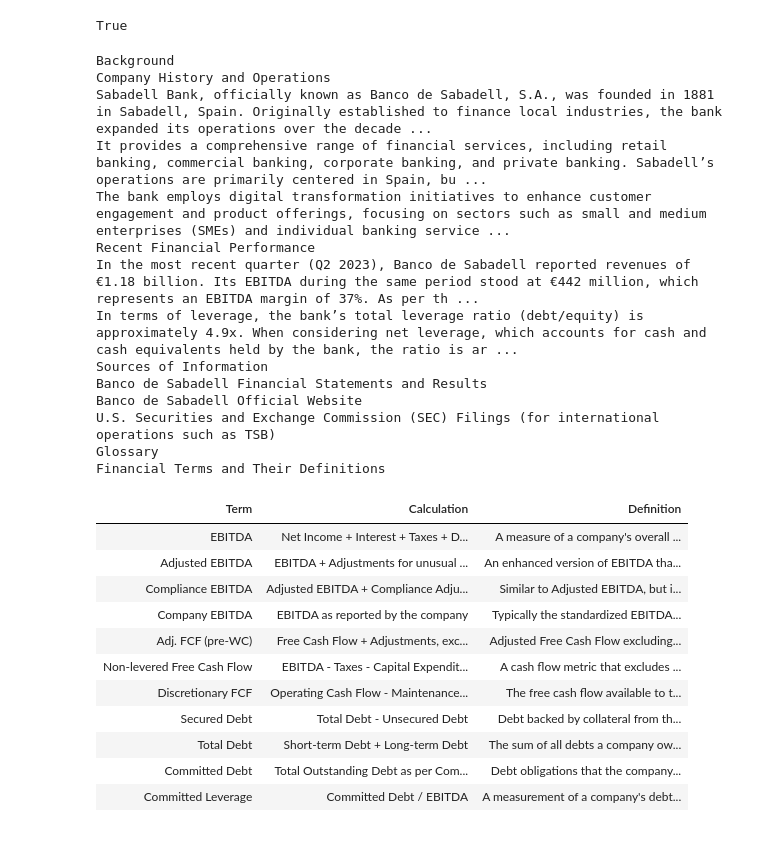
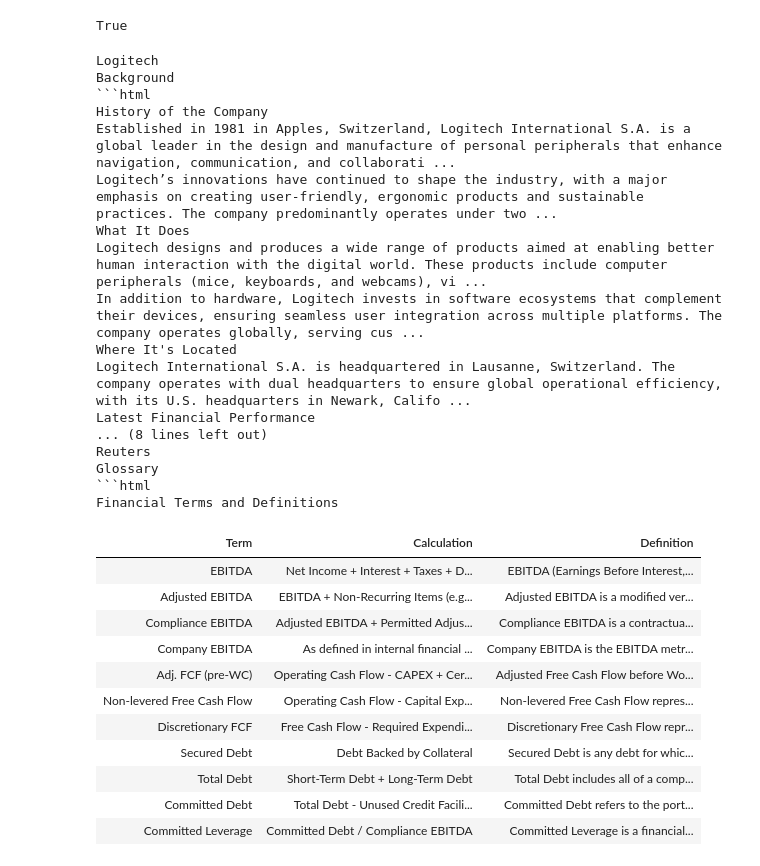
Before and after one commit to luislascano01/Stratvithor, a Jupyter notebook: CreditAnalysisPrompt_POC.ipynb, the cells around one changed output. Cells and saved outputs as stored; diff of their text form; code cells hidden in the pictures.

````diff
--- a/CreditAnalysisPrompt_POC.ipynb
+++ b/CreditAnalysisPrompt_POC.ipynb
@@ -3,7 +3,11 @@
 # %% [markdown]
 ## OpenAPI keys
 # %%
-test_key = "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"
+import math
+
+from pandas.plotting._matplotlib import hist
+
+test_key = "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"
 # %% [markdown]
 ## Prompts
 # %%
@@ -91,7 +95,7 @@ from openai import OpenAI
 
 client = OpenAI(api_key=test_key)
 
-company_name = "Apple, Inc"
+company_name = "Norfolk Southern"
 
 messages = [
     {"role": "developer", "content": "You are a professional financial analyst."},
@@ -286,9 +285,10 @@ print(len(curr_ordered_prompts)==len(curr_ordered_prompts_presentation))
 True
 # %%
 base_message = [
-    {"role": "developer", "content": "You are a professional financial analyst."},
-    {"role": "developer", "content": "Provide all responses in HTML format"},
-    {"role": "developer",
+    {"role": "user", "content": "You are a professional financial analyst."},
+    {"role": "user", "content": "Provide all responses in HTML format as sections."},
+    {"role": "user", "content": "The pargraph style prompts should form each an essay of 500+ words. Make sure to cite sources from the web. In-text citation is great; and please include the source at the end again. Make sure to split the response into paragraphs."},
+    {"role": "user",
      "content": "For the company that will be specified below, I need you to create a professional, in-depth report suitable for presentation to the Credit Department of a leading international bank. The report must answer the specific questions I will provide, with each answer using the exact title provided before the semicolon as the header of the answer. The title must be used verbatim as the header. Guidelines for the report: Do not begin the report until I specify the company and ask a question. Use only reliable sources such as the company’s SEC filings, annual reports, and official website. Wikipedia must be avoided entirely. Clearly state the sources of information for every response. For any data comparisons, specify the relevant periods to ensure accuracy. Avoid any introductory or explanatory sentences about the question. Go directly to the response under the provided title. Please include links to valid information sources. Please provide all your sources in HTML code towards the end of the message"},
 
 ]
@@ -299,7 +299,7 @@ from openai import OpenAI
 
 def loop_over_prompts(base_message: list, ordered_prompts: list, prompt_titles: list, company_name: str,
                       max_prompts=-1) -> list:
-    full_html_output = ""
+    full_html_output = "<h1>" + company_name + "</h1>"
     client = OpenAI(api_key=test_key)
     message_responses = base_message.copy()
     message_responses.append({
@@ -312,57 +312,63 @@ def loop_over_prompts(base_message: list, ordered_prompts: list, prompt_titles:
             break
         curr_prompt = prompts[prompt_name]
 
+
         full_html_output += f'<h1>{prompt_title}</h1>\n'
 
         message_responses.append({
             "role": "user",
             "content": curr_prompt
         })
 
         completion_response = client.chat.completions.create(
-            model="gpt-4o",
+            model="chatgpt-4o-latest",
             messages=message_responses
         )
 
         prompt_counter += 1
         raw_output = completion_response.choices[0].message.content.__str__()
-        completion_output = raw_output[8:-4]
+        completion_output = raw_output[0:-4]
         full_html_output += completion_output
+        full_html_output +=  "\n<hr>\n"
 
         message_responses.append({
             "role": "assistant",
             "content": raw_output
         })
 
     return full_html_output
 
 
-display(HTML(loop_over_prompts(base_message, curr_ordered_prompts, curr_ordered_prompts_presentation, "Sabadell Bank",
-                               max_prompts=5)))
+html_output = loop_over_prompts(base_message, curr_ordered_prompts, curr_ordered_prompts_presentation, "Logitech",
+                               max_prompts=2)
+display(HTML(html_output))
 # %% [output]
+Logitech
 Background
-Company History and Operations
-Sabadell Bank, officially known as Banco de Sabadell, S.A., was founded in 1881 in Sabadell, Spain. Originally established to finance local industries, the bank expanded its operations over the decade ...
-It provides a comprehensive range of financial services, including retail banking, commercial banking, corporate banking, and private banking. Sabadell’s operations are primarily centered in Spain, bu ...
-The bank employs digital transformation initiatives to enhance customer engagement and product offerings, focusing on sectors such as small and medium enterprises (SMEs) and individual banking service ...
-Recent Financial Performance
-In the most recent quarter (Q2 2023), Banco de Sabadell reported revenues of €1.18 billion. Its EBITDA during the same period stood at €442 million, which represents an EBITDA margin of 37%. As per th ...
-In terms of leverage, the bank’s total leverage ratio (debt/equity) is approximately 4.9x. When considering net leverage, which accounts for cash and cash equivalents held by the bank, the ratio is ar ...
-Sources of Information
-Banco de Sabadell Financial Statements and Results
-Banco de Sabadell Official Website
-U.S. Securities and Exchange Commission (SEC) Filings (for international operations such as TSB)
+```html
+History of the Company
+Established in 1981 in Apples, Switzerland, Logitech International S.A. is a global leader in the design and manufacture of personal peripherals that enhance navigation, communication, and collaborati ...
+Logitech’s innovations have continued to shape the industry, with a major emphasis on creating user-friendly, ergonomic products and sustainable practices. The company predominantly operates under two ...
+What It Does
+Logitech designs and produces a wide range of products aimed at enabling better human interaction with the digital world. These products include computer peripherals (mice, keyboards, and webcams), vi ...
+In addition to hardware, Logitech invests in software ecosystems that complement their devices, ensuring seamless user integration across multiple platforms. The company operates globally, serving cus ...
+Where It's Located
+Logitech International S.A. is headquartered in Lausanne, Switzerland. The company operates with dual headquarters to ensure global operational efficiency, with its U.S. headquarters in Newark, Califo ...
+Latest Financial Performance
+... (8 lines left out)
+Reuters
 Glossary
-Financial Terms and Their Definitions
+```html
+Financial Terms and Definitions
 | Term | Calculation | Definition |
-| EBITDA | Net Income + Interest + Taxes + D... | A measure of a company's overall ... |
-| Adjusted EBITDA | EBITDA + Adjustments for unusual ... | An enhanced version of EBITDA tha... |
-| Compliance EBITDA | Adjusted EBITDA + Compliance Adju... | Similar to Adjusted EBITDA, but i... |
-| Company EBITDA | EBITDA as reported by the company | Typically the standardized EBITDA... |
-| Adj. FCF (pre-WC) | Free Cash Flow + Adjustments, exc... | Adjusted Free Cash Flow excluding... |
-| Non-levered Free Cash Flow | EBITDA - Taxes - Capital Expendit... | A cash flow metric that excludes ... |
-| Discretionary FCF | Operating Cash Flow - Maintenance... | The free cash flow available to t... |
-| Secured Debt | Total Debt - Unsecured Debt | Debt backed by collateral from th... |
-| Total Debt | Short-term Debt + Long-term Debt | The sum of all debts a company ow... |
-| Committed Debt | Total Outstanding Debt as per Com... | Debt obligations that the company... |
-| Committed Leverage | Committed Debt / EBITDA | A measurement of a company's debt... |
+| EBITDA | Net Income + Interest + Taxes + D... | EBITDA (Earnings Before Interest,... |
+| Adjusted EBITDA | EBITDA + Non-Recurring Items (e.g... | Adjusted EBITDA is a modified ver... |
+| Compliance EBITDA | Adjusted EBITDA + Permitted Adjus... | Compliance EBITDA is a contractua... |
+| Company EBITDA | As defined in internal financial ... | Company EBITDA is the EBITDA metr... |
+| Adj. FCF (pre-WC) | Operating Cash Flow - CAPEX + Cer... | Adjusted Free Cash Flow before Wo... |
+| Non-levered Free Cash Flow | Operating Cash Flow - Capital Exp... | Non-levered Free Cash Flow repres... |
+| Discretionary FCF | Free Cash Flow - Required Expendi... | Discretionary Free Cash Flow repr... |
+| Secured Debt | Debt Backed by Collateral | Secured Debt is any debt for whic... |
+| Total Debt | Short-Term Debt + Long-Term Debt | Total Debt includes all of a comp... |
+| Committed Debt | Total Debt - Unused Credit Facili... | Committed Debt refers to the port... |
+| Committed Leverage | Committed Debt / Compliance EBITDA | Committed Leverage is a financial... |
````
Also changed, not shown: parts of 47 cells of this notebook, 48 other files.
